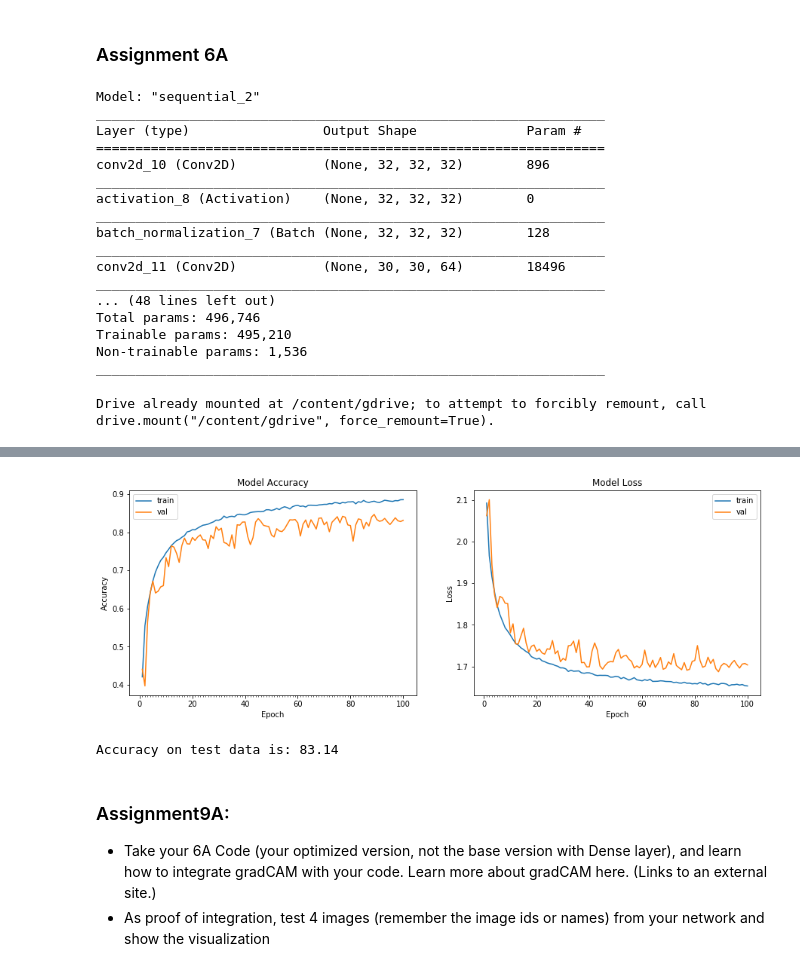
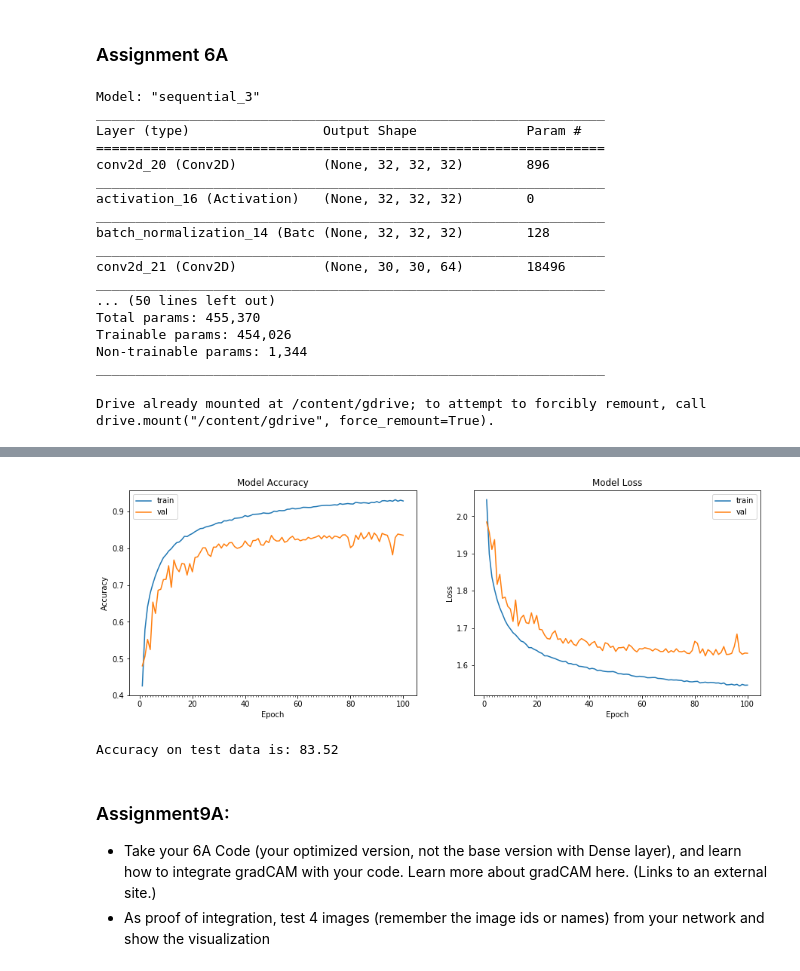
Before and after one commit to thamizhannal/SchoolOfAI, a Jupyter notebook: EVA_Assignment9_v2.ipynb, the cells around one changed output, grey strips where cells are left out. Saved outputs shown, nothing was run; the diff lists cells and outputs as text; code cells hidden in the pictures.

```diff
--- a/EVA_Assignment9_v2.ipynb
+++ b/EVA_Assignment9_v2.ipynb
@@ -164,21 +159,15 @@ Accuracy on test data is: 81.97
 # %% [markdown]
 ### Assignment 6A
 # %%
-#
-from keras import regularizers
-
-# Define weigh decay for L2 regularization
-weight_decay = 1e-4
-
 # Define the model
 model = Sequential()
 # input: 32 output: 32 | RF: 0
-model.add(Convolution2D(32, 3, 3, border_mode='same',  kernel_regularizer=regularizers.l2(weight_decay), input_shape=(32, 32, 3)))
+model.add(Convolution2D(32, 3, 3, border_mode='same', input_shape=(32, 32, 3)))
 model.add(Activation('relu'))
 model.add(BatchNormalization())
 #model.add(Dropout(0.2))
 # input: 32 output: 30 | RF: 3
-model.add(Convolution2D(64, 3, 3,kernel_regularizer=regularizers.l2(weight_decay)))
+model.add(Convolution2D(64, 3, 3))
 model.add(Activation('relu'))
 model.add(BatchNormalization())
 #model.add(Dropout(0.2))
@@ -186,17 +175,16 @@ model.add(BatchNormalization())
 #model.add(Convolution2D(32, 1, 1, activation='relu')) #22
 # input: 28 output: 14 | RF: 10
 model.add(MaxPooling2D(pool_size=(2, 2)))
-#model.add(Dropout(0.2))
+model.add(Dropout(0.2))
 model.add(Convolution2D(32, 1, 1, activation='relu')) #22
-model.add(BatchNormalization())
 
 # input: 14 output: 14 | RF: 10
-model.add(Convolution2D(64, 3, 3,border_mode='same',kernel_regularizer=regularizers.l2(weight_decay)))
+model.add(Convolution2D(64, 3, 3,border_mode='same'))
 model.add(Activation('relu'))
 model.add(BatchNormalization())
 #model.add(Dropout(0.2))
 # input: 14 output: 12 | RF: 12
-model.add(Convolution2D(128, 3, 3,kernel_regularizer=regularizers.l2(weight_decay)))
+model.add(Convolution2D(128, 3, 3))
 model.add(Activation('relu'))
 model.add(BatchNormalization())
 #model.add(Dropout(0.2))
@@ -204,23 +192,23 @@ model.add(BatchNormalization())
 #model.add(Convolution2D(32, 1, 1, activation='relu')) #22
 # input: 10 output: 5 | RF: 28
 model.add(MaxPooling2D(pool_size=(2, 2)))
-#model.add(Dropout(0.3))
-model.add(Convolution2D(64, 1, 1, activation='relu')) #22
-model.add(BatchNormalization())
+model.add(Dropout(0.3))
+model.add(Convolution2D(32, 1, 1, activation='relu')) #22
+
 
 # input: 5 output: 5 | RF: 28
-model.add(Convolution2D(128, 3, 3,border_mode='same',kernel_regularizer=regularizers.l2(weight_decay)))
+model.add(Convolution2D(128, 3, 3,border_mode='same'))
 model.add(Activation('relu'))
 model.add(BatchNormalization())
 #model.add(Dropout(0.2))
 # input: 5 output: 3 | RF: 30
-model.add(Convolution2D(256, 3, 3,kernel_regularizer=regularizers.l2(weight_decay)))
+model.add(Convolution2D(256, 3, 3))
 model.add(Activation('relu'))
 model.add(BatchNormalization())
 #model.add(Dropout(0.2))
 
 model.add(MaxPooling2D(pool_size=(2, 2)))
-#model.add(Dropout(0.4))
+model.add(Dropout(0.5))
 
 # input: 512 1-D array output:256
 #model.add(Dense(256))
@@ -243,22 +231,22 @@ model.add(Activation('softmax'))
 model.compile(optimizer='adam', loss='categorical_crossentropy', metrics=['accuracy'])
 model.summary()
 # %% [output]
-Model: "sequential_2"
+Model: "sequential_3"
 _________________________________________________________________
 Layer (type)                 Output Shape              Param #
 =================================================================
-conv2d_10 (Conv2D)           (None, 32, 32, 32)        896
+conv2d_20 (Conv2D)           (None, 32, 32, 32)        896
 _________________________________________________________________
-activation_8 (Activation)    (None, 32, 32, 32)        0
+activation_16 (Activation)   (None, 32, 32, 32)        0
 _________________________________________________________________
-batch_normalization_7 (Batch (None, 32, 32, 32)        128
+batch_normalization_14 (Batc (None, 32, 32, 32)        128
 _________________________________________________________________
-conv2d_11 (Conv2D)           (None, 30, 30, 64)        18496
+conv2d_21 (Conv2D)           (None, 30, 30, 64)        18496
 _________________________________________________________________
-... (48 lines left out)
-Total params: 496,746
-Trainable params: 495,210
-Non-trainable params: 1,536
+... (50 lines left out)
+Total params: 455,370
+Trainable params: 454,026
+Non-trainable params: 1,344
 _________________________________________________________________
 # %%
 # Mount google drive to store check point model results.
@@ -269,7 +257,7 @@ Drive already mounted at /content/gdrive; to attempt to forcibly remount, call d
 # %%
 # Specify gdrive path to where highest validation accuracy check point results to be stored.
 import os
-checkpoint_path = "/content/gdrive/My Drive/Colab Notebooks/CIFAR10_assignment9a_v2.hdf5"
+checkpoint_path = "/content/gdrive/My Drive/Colab Notebooks/CIFAR10_assignment9a.hdf5"
 # %%
 from keras.callbacks import ModelCheckpoint
 # Create checkpoint callback
@@ -277,11 +265,7 @@ cp_callback = ModelCheckpoint(checkpoint_path, save_best_only=True, monitor='val
 # %%
 from keras.preprocessing.image import ImageDataGenerator
 
-datagen = ImageDataGenerator(rotation_range=15,
-                             width_shift_range=0.1,
-                             height_shift_range=0.1,
-                             #horizontal_flip=True,
-                             zoom_range=0.2,
+datagen = ImageDataGenerator(zoom_range=0.0,
                              horizontal_flip=False)
 
 
@@ -289,7 +273,7 @@ datagen = ImageDataGenerator(rotation_range=15,
 # train the model
 start = time.time()
 # Train the model
-model_info = model.fit_generator(datagen.flow(train_features, train_labels, batch_size = 512),
+model_info = model.fit_generator(datagen.flow(train_features, train_labels, batch_size = 256),
                                  samples_per_epoch = train_features.shape[0], nb_epoch = 100,
                                  validation_data = (test_features, test_labels), callbacks = [cp_callback], verbose=1)
 end = time.time()
@@ -319,5 +303,5 @@ Model took 3110.63 seconds to train
-[figure, old version]
+[figure, new version]
-Accuracy on test data is: 83.14
+Accuracy on test data is: 83.52
 # %% [markdown]
 ### Assignment9A:
 
```
Also changed, not shown: parts of 3 cells of this notebook.
